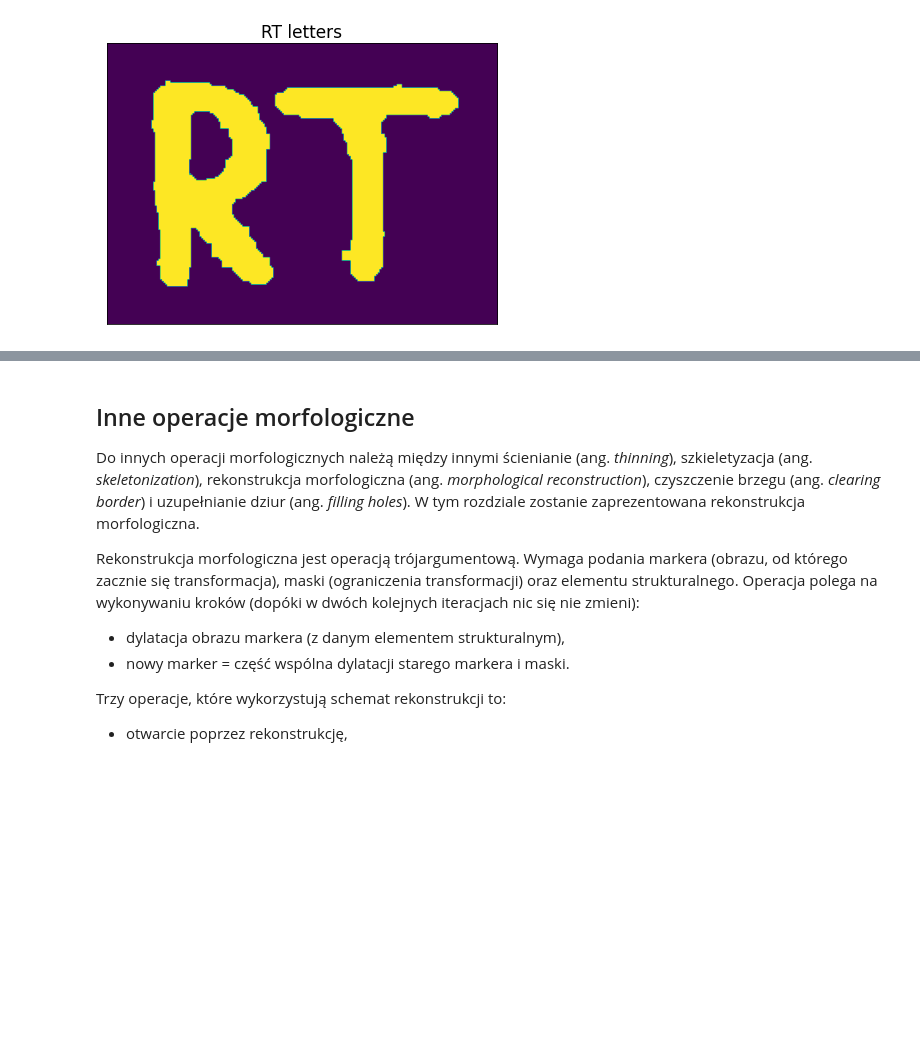
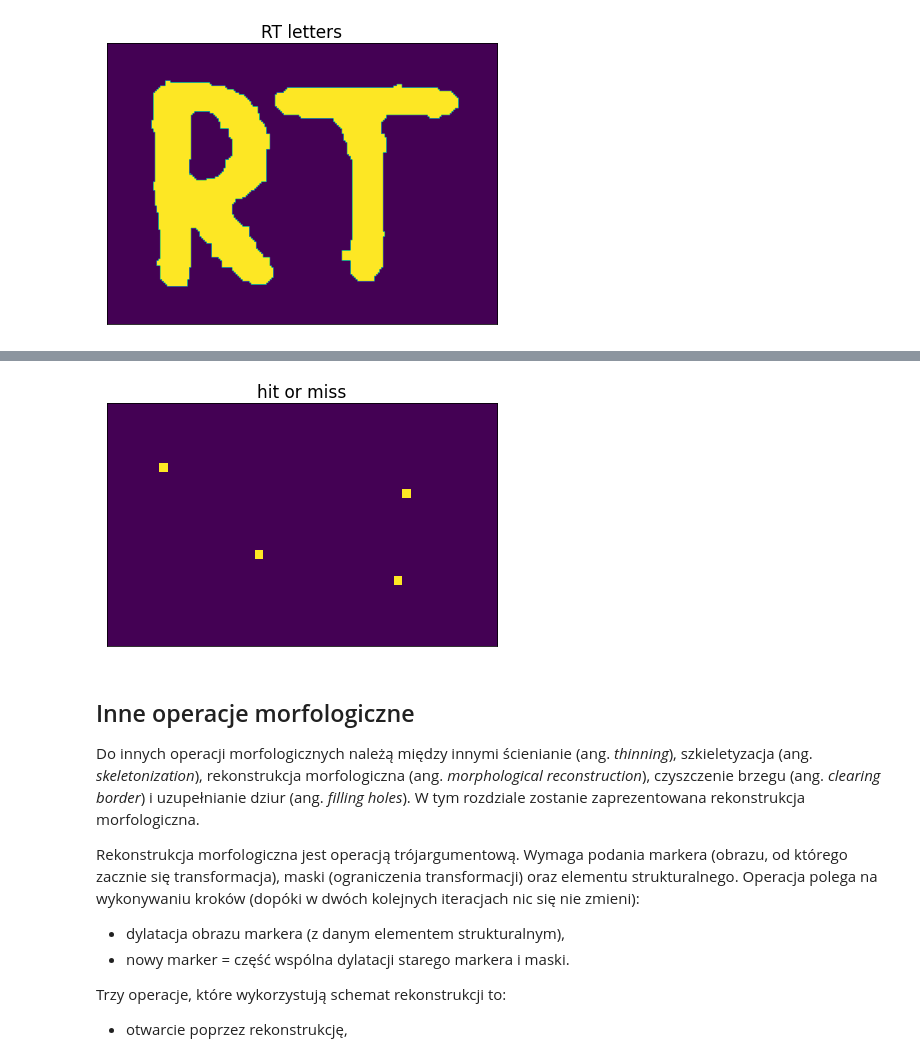
Before and after one commit to sy1wi4/WDCPO-2021, a Jupyter notebook: 08_morphology.ipynb, the cells around one changed output, grey strips where cells are left out. Saved outputs shown, nothing was run; the diff lists cells and outputs as text; code cells hidden in the pictures; blank space fills up the shorter version.

Commit message:
morphology notebook almost finished

```diff
--- a/08_morphology.ipynb
+++ b/08_morphology.ipynb
@@ -258,3 +247,10 @@ show_image(opening, "RT letters")
+# %%
+str_element = np.array([[0,1,0], [1,1,1], [0,1,0]], dtype=np.uint8)
+hit_or_miss = cv2.morphologyEx(hom, cv2.MORPH_HITMISS, str_element)
+# %%
+show_image(hit_or_miss, "hit or miss")
+# %% [output]
+[figure, added]
 # %% [markdown]
 ## Inne operacje morfologiczne
 Do innych operacji morfologicznych należą między innymi ścienianie (ang. _thinning_), szkieletyzacja (ang. _skeletonization_), rekonstrukcja morfologiczna (ang. _morphological reconstruction_), czyszczenie brzegu (ang. _clearing border_) i uzupełnianie dziur (ang. _filling holes_). W tym rozdziale zostanie zaprezentowana rekonstrukcja morfologiczna.
```
Also changed, not shown: parts of 22 cells of this notebook.
